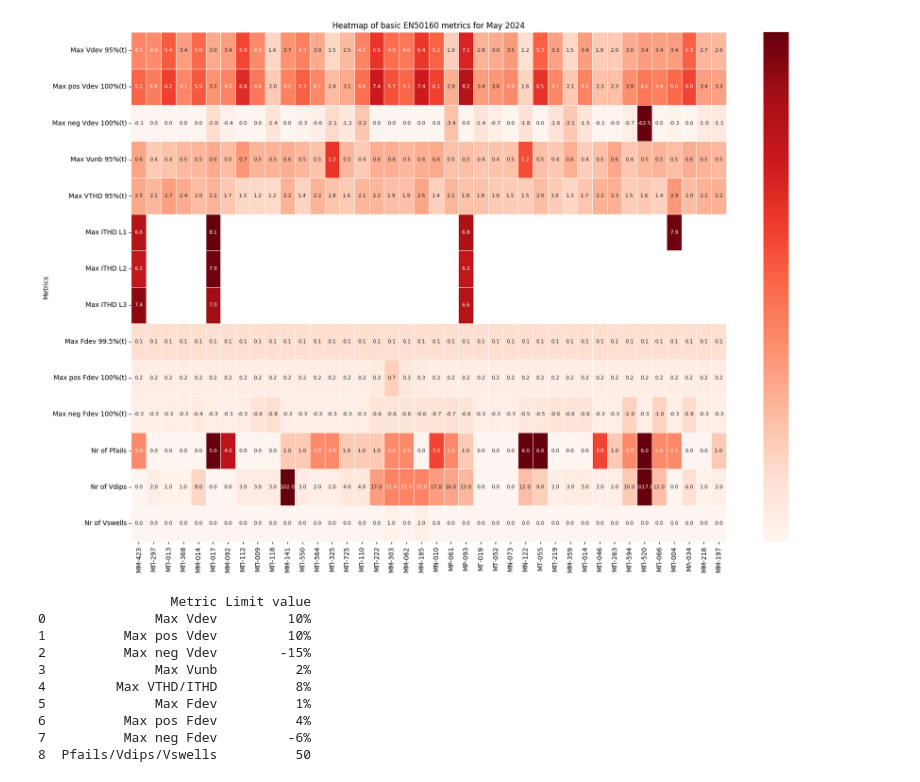
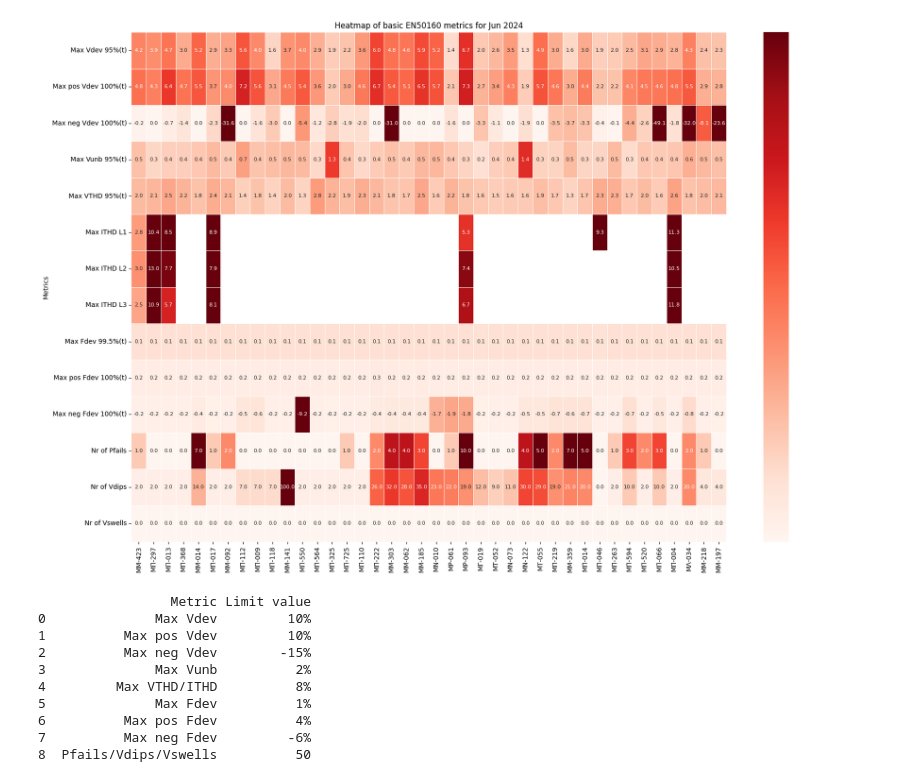
Before and after one commit to AimiliaPapagiannaki/thingsboard, a Jupyter notebook: mi6/HEDNOKPIs/heatmap_per_month.ipynb, the cells around one changed output. Drawn from its saved outputs; the diff is of its cells as text; code cells hidden in the pictures.

Commit message:
Updated plots & relevant paths

```diff
--- a/mi6/HEDNOKPIs/heatmap_per_month.ipynb
+++ b/mi6/HEDNOKPIs/heatmap_per_month.ipynb
@@ -153,7 +153,7 @@ def normalize_with_predefined_range(row, predefined_min=None, predefined_max=Non
 # month = 'May'
 year = '2024'
 
-dictmonth = {'Jan':'01','Feb':'02','Mar':'03','Apr':'04','May':'05'}
+dictmonth = {'Jan':'01','Feb':'02','Mar':'03','Apr':'04','May':'05','Jun':'06'}
 
 # def normalize_row(x):
 #     non_na = x.dropna()
@@ -163,7 +163,7 @@ dictmonth = {'Jan':'01','Feb':'02','Mar':'03','Apr':'04','May':'05'}
 #         # print(non_na,non_na.min(),non_na.max())
 #         return (non_na - non_na.min()) / (non_na.max() - non_na.min())
 
-for month in ['May']:#,'Feb','Mar','Apr','May']:
+for month in ['Jun']:#,'Feb','Mar','Apr','May']:
     df = pd.read_excel('data/HEDNO_KPIs_EN50160_'+str(month)+'_'+str(2024)+'.xlsx', engine='openpyxl')
     df = df.loc[df['Distribution'].isna()]
     df = df.drop(['Installation','Distribution','Latitude','Longitude','Occurences of Frequency over limit','Occurences of Frequency under limit'],axis=1)
@@ -194,34 +194,34 @@ for month in ['May']:#,'Feb','Mar','Apr','May']:
         if predefined_range is not None:
             predefined_min, predefined_max = predefined_range
         else:
             predefined_min, predefined_max = None, None
         df_normalized.loc[metric] = normalize_with_predefined_range(df.loc[metric], predefined_min, predefined_max)
 
     # df_normalized = df.apply(normalize_row, axis=1)
     cols = df_normalized.columns.values
     df = df.reindex(columns=cols)
 
 
     # Plot heatmap
     fig = plt.figure(figsize=(18, 12))
     # heatmap = sns.heatmap(df_normalized, annot=df,annot_kws={'rotation': 90,'size':8}, fmt=".1f", cmap='Reds', mask=df.isnull(), ax=ax[0])
     heatmap = sns.heatmap(df_normalized, annot=df,annot_kws={'size':8}, fmt=".1f", cmap='Reds', mask=df.isnull(),linewidths=0.5)
     plt.title('Heatmap of basic EN50160 metrics for '+month+' '+year)
     plt.xlabel('')
     plt.ylabel('Metrics')
     # Remove the tick labels from the color bar
     colorbar = heatmap.collections[0].colorbar
     colorbar.set_ticks([])
 
 
     plt.gca().set_aspect('auto')
     plt.tight_layout()
 
     # plt.savefig('figures/heatmapEN50160_'+month+'_'+year+'.png', dpi=300)
     plt.savefig('figures/heatmapEN50160_'+year+'_'+dictmonth[month]+'.png', dpi=300)
     # plt.show()
 # %% [output]
-[figure, old version]
+[figure, new version]
 # %%
 plt.figure(figsize=(12,4))
 # Create a DataFrame for the acceptable ranges
```
Also changed, not shown: 4 other files.
